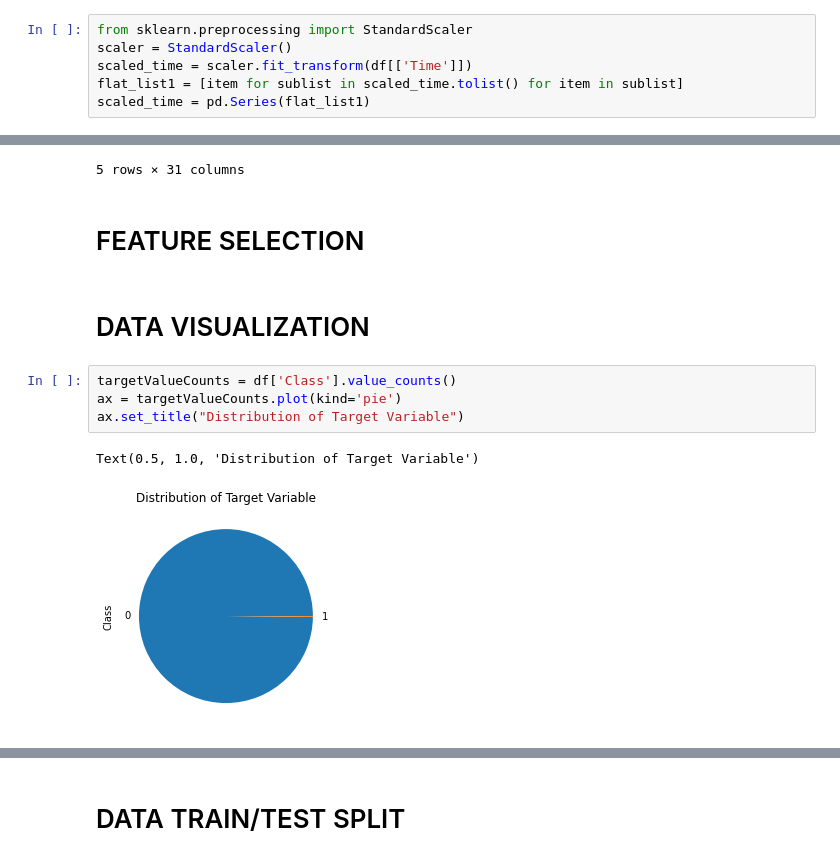
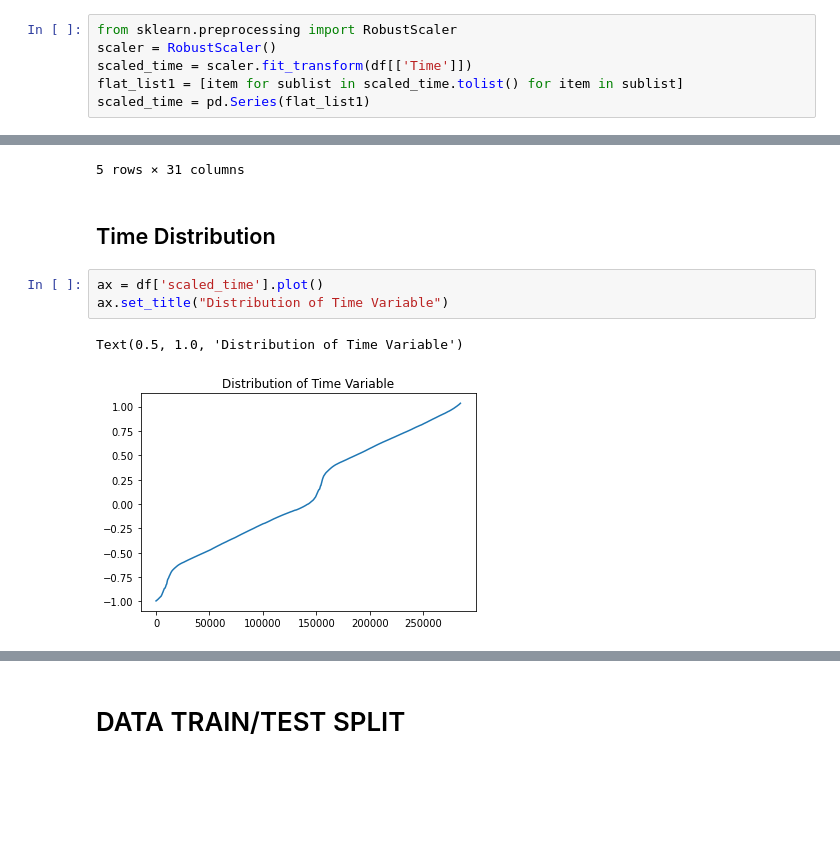
Before and after one commit to antoneev/CreditCardFraudDetection, a Jupyter notebook: Credit Card Fraud Detection.ipynb, the cells around one changed output, grey strips where cells are left out. Cells and saved outputs as stored; diff of their text form; blank space fills up the shorter version.

```diff
--- a/Credit Card Fraud Detection.ipynb
+++ b/Credit Card Fraud Detection.ipynb
@@ -92,6 +121,6 @@ Name: Class, dtype: float64
 # %%
-from sklearn.preprocessing import StandardScaler
-scaler = StandardScaler()
+from sklearn.preprocessing import RobustScaler
+scaler = RobustScaler()
 scaled_time = scaler.fit_transform(df[['Time']])
 flat_list1 = [item for sublist in scaled_time.tolist() for item in sublist]
 scaled_time = pd.Series(flat_list1)
@@ -111,14 +140,11 @@ df.head()
 | 3 | -0.966272 | -0.185226 | 1.792993 | -0.863291 | -0.010309 | 1.247203 | 0.237609 | 0.377436 | -1.387024 | -0.054952 | ... | ... |
 | 4 | -1.158233 | 0.877737 | 1.548718 | 0.403034 | -0.407193 | 0.095921 | 0.592941 | -0.270533 | 0.817739 | 0.753074 | ... | ... |
 5 rows × 31 columns
-# %% [markdown]
-# FEATURE SELECTION
-# %% [markdown]
-# DATA VISUALIZATION
+# %% [markdown]
+## Time Distribution
 # %%
-targetValueCounts = df['Class'].value_counts()
-ax = targetValueCounts.plot(kind='pie')
-ax.set_title("Distribution of Target Variable")
+ax = df['scaled_time'].plot()
+ax.set_title("Distribution of Time Variable")
 # %% [output]
-Text(0.5, 1.0, 'Distribution of Target Variable')
+Text(0.5, 1.0, 'Distribution of Time Variable')
-[figure, old version]
+[figure, new version]
```
Also changed, not shown: parts of 60 cells of this notebook, 1 other file.
